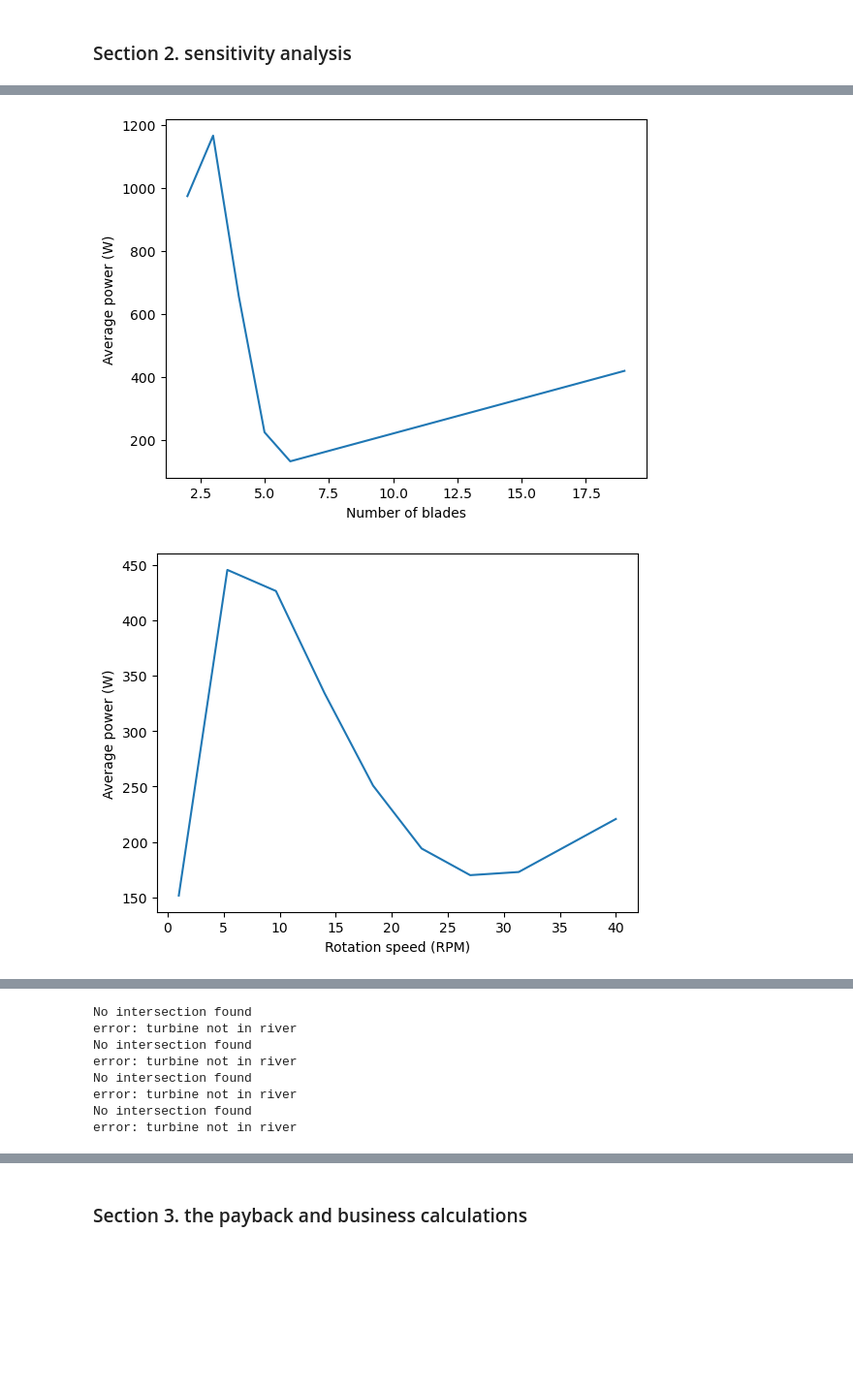
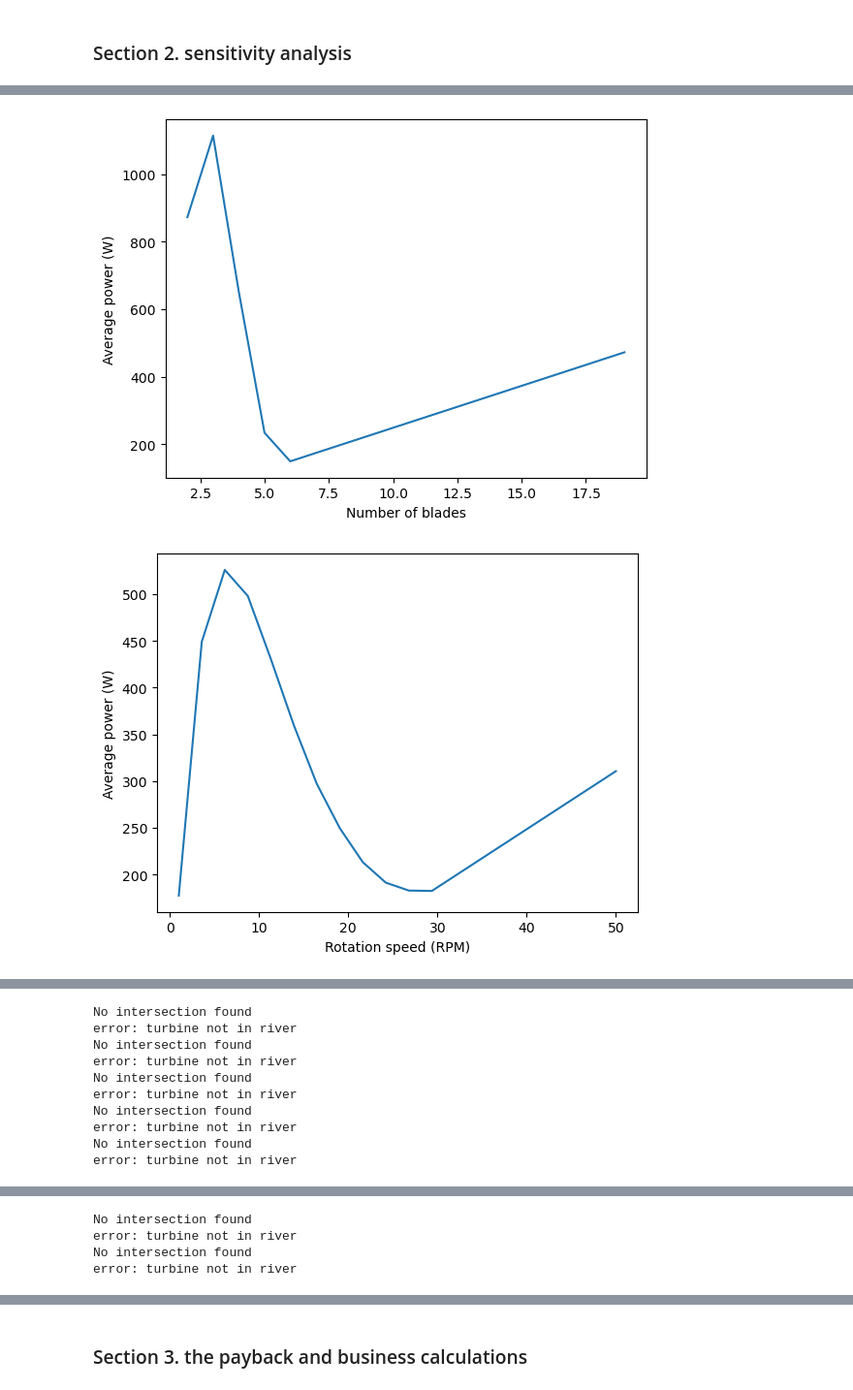
Before and after one commit to pilipb/DP4-code, a Jupyter notebook: full_run.ipynb, the cells around one changed output, grey strips where cells are left out. Shown: that part at 97% size. Saved outputs shown, nothing was run; the diff lists cells and outputs as text; code cells hidden in the pictures; blank space fills up the shorter version.

```diff
--- a/full_run.ipynb
+++ b/full_run.ipynb
@@ -34,7 +34,7 @@ house = household('small')
 # %% [markdown]
 ### Section 2. sensitivity analysis
 # %%
-x,y,RPM = 1, -0.1, 20
+x,y,RPM = 1.5, -0.4, 20
 
 turbine = breastTurbine(river, x_centre=x, y_centre=y, RPM=RPM)
 turbine.analysis(x, y, RPM)
@@ -71,7 +71,7 @@ plt.ylabel('Average power (W)')
 plt.show()
 
 # Rotation speed in RPM
-RPMs = np.linspace(1, 40, 10)
+RPMs = np.linspace(1, 50, 20)
 
 RPM_avgs = []
 for RPM in RPMs:
@@ -161,2 +161,2 @@ plt.show()
-[figure, old version]
+[figure, new version]
-[figure, old version]
+[figure, new version]
@@ -169,3 +169,5 @@ No intersection found
 error: turbine not in river
 No intersection found
 error: turbine not in river
+No intersection found
+error: turbine not in river
@@ -173,0 +176,4 @@ error: turbine not in river
+No intersection found
+error: turbine not in river
+No intersection found
+error: turbine not in river
```
Also changed, not shown: parts of 2 cells of this notebook, 1 other file.
